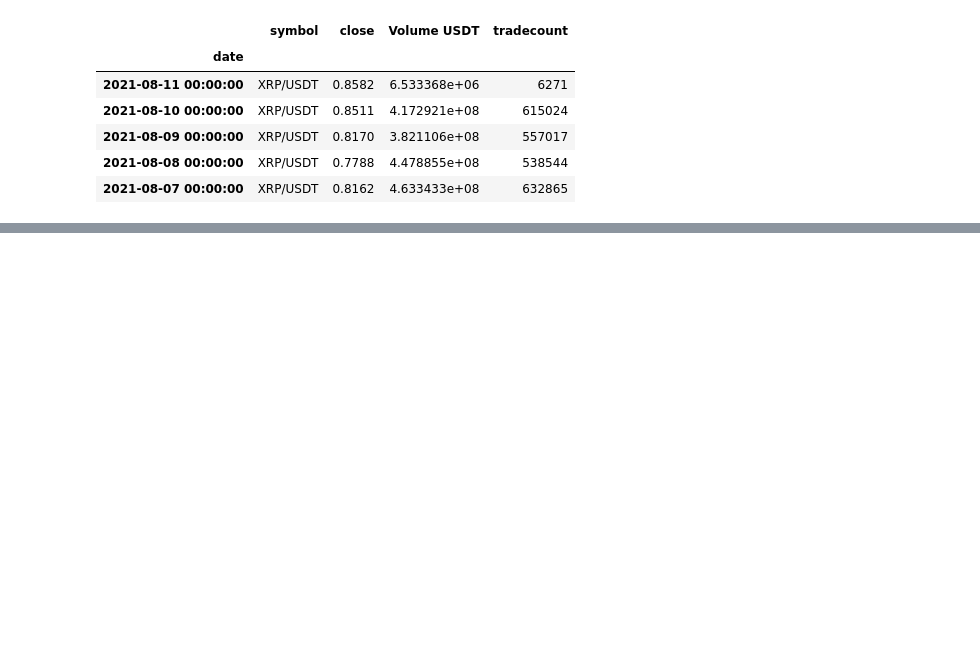
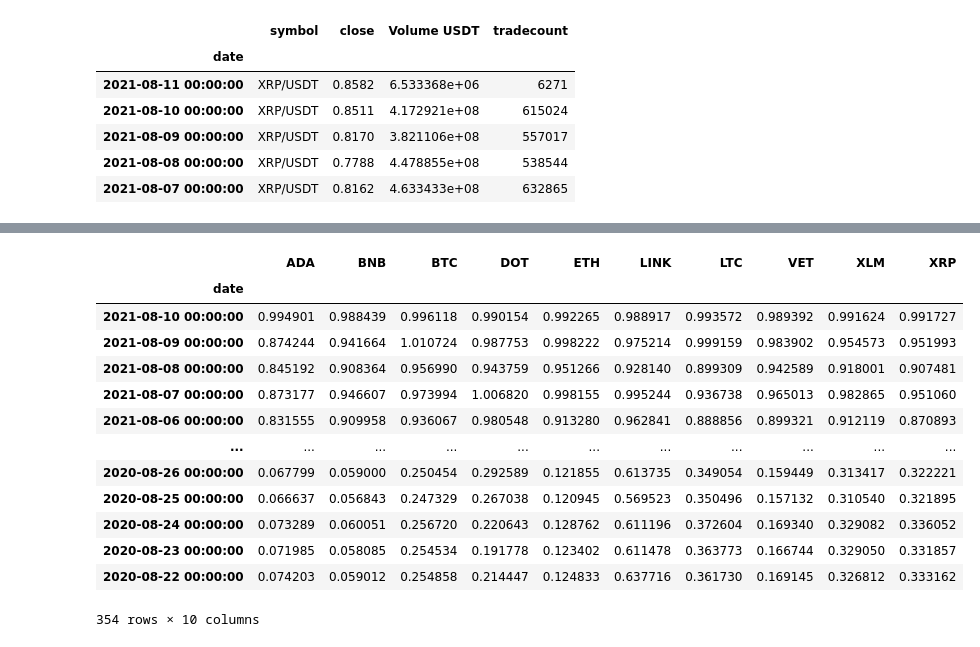
Before and after one commit to jpmaddox97/Dynamic_Portfolio_Management, a Jupyter notebook: crypto_data.ipynb, the cells around one changed output, grey strips where cells are left out. Drawn from its saved outputs; the diff is of its cells as text; code cells hidden in the pictures; blank space fills up the shorter version.

```diff
--- a/crypto_data.ipynb
+++ b/crypto_data.ipynb
@@ -225,0 +294,19 @@ xrp_close_data.head()
+# %%
+crypto_cumulative_returns = (1+crypto_daily_returns).cumprod()
+
+crypto_cumulative_returns
+# %% [output]
+|  | ADA | BNB | BTC | DOT | ETH | LINK | LTC | VET | XLM | XRP |
+| date |  |  |  |  |  |  |  |  |  |  |
+| 2021-08-10 00:00:00 | 0.994901 | 0.988439 | 0.996118 | 0.990154 | 0.992265 | 0.988917 | 0.993572 | 0.989392 | 0.991624 | 0.991727 |
+| 2021-08-09 00:00:00 | 0.874244 | 0.941664 | 1.010724 | 0.987753 | 0.998222 | 0.975214 | 0.999159 | 0.983902 | 0.954573 | 0.951993 |
+| 2021-08-08 00:00:00 | 0.845192 | 0.908364 | 0.956990 | 0.943759 | 0.951266 | 0.928140 | 0.899309 | 0.942589 | 0.918001 | 0.907481 |
+| 2021-08-07 00:00:00 | 0.873177 | 0.946607 | 0.973994 | 1.006820 | 0.998155 | 0.995244 | 0.936738 | 0.965013 | 0.982865 | 0.951060 |
+| 2021-08-06 00:00:00 | 0.831555 | 0.909958 | 0.936067 | 0.980548 | 0.913280 | 0.962841 | 0.888856 | 0.899321 | 0.912119 | 0.870893 |
+| ... | ... | ... | ... | ... | ... | ... | ... | ... | ... | ... |
+| 2020-08-26 00:00:00 | 0.067799 | 0.059000 | 0.250454 | 0.292589 | 0.121855 | 0.613735 | 0.349054 | 0.159449 | 0.313417 | 0.322221 |
+| 2020-08-25 00:00:00 | 0.066637 | 0.056843 | 0.247329 | 0.267038 | 0.120945 | 0.569523 | 0.350496 | 0.157132 | 0.310540 | 0.321895 |
+| 2020-08-24 00:00:00 | 0.073289 | 0.060051 | 0.256720 | 0.220643 | 0.128762 | 0.611196 | 0.372604 | 0.169340 | 0.329082 | 0.336052 |
+| 2020-08-23 00:00:00 | 0.071985 | 0.058085 | 0.254534 | 0.191778 | 0.123402 | 0.611478 | 0.363773 | 0.166744 | 0.329050 | 0.331857 |
+| 2020-08-22 00:00:00 | 0.074203 | 0.059012 | 0.254858 | 0.214447 | 0.124833 | 0.637716 | 0.361730 | 0.169145 | 0.326812 | 0.333162 |
+354 rows × 10 columns
```
Also changed, not shown: parts of 6 cells of this notebook.
